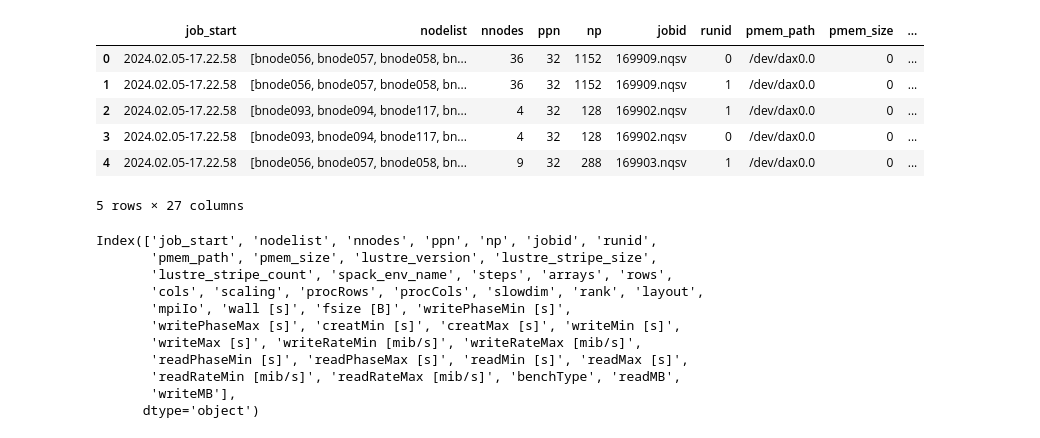
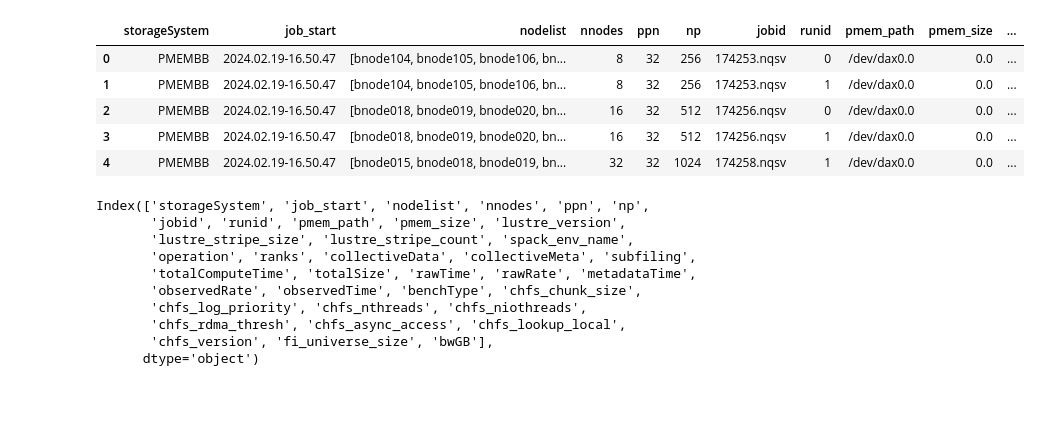
Before and after one commit to tsukuba-hpcs/mpiio-pmembb, a Jupyter notebook: src/h5bench/h5bench.ipynb, the cells around one changed output. Drawn from its saved outputs; the diff is of its cells as text; code cells hidden in the pictures; blank space fills up the shorter version.

```diff
--- a/src/h5bench/h5bench.ipynb
+++ b/src/h5bench/h5bench.ipynb
@@ -124,9 +124,16 @@ default_metadata={
 }
 
 job_group = (
-    ("h5bench-pmembb/2024.02.05-17.22.58-default", {}),
-    ("h5bench-pmembb/2024.02.05-17.24.08-default", {}),
-    ("h5bench-pmembb/2024.02.05-17.24.55-default", {}),
+    # 2024-HPC-193
+    # ("h5bench-pmembb/2024.02.05-17.22.58-default", {}),
+    # ("h5bench-pmembb/2024.02.05-17.24.08-default", {}),
+    # ("h5bench-pmembb/2024.02.05-17.24.55-default", {}),
+    ("h5bench-pmembb/2024.02.19-16.50.47-default", {"storageSystem": "PMEMBB",}),
+    ("h5bench-pmembb/2024.02.21-09.38.12-32node",  {"storageSystem": "PMEMBB",}),
+    ("h5bench-lustre/2024.02.19-17.34.15-default", {}),
+    ("h5bench-beeond/2024.02.19-16.51.33-default", {}),
+    ("h5bench-chfs/2024.02.23-00.34.19-default", {}),
+    ("h5bench-chfs/2024.02.23-00.34.01-default", {}),
 )
 
 def job_dirs(job_group_dir: str):
@@ -183,60 +190,58 @@ for job_group_dir,metadata in job_group:
                         **job_params,
                         **output_dict,
                         "runid": runid,
                     })
                 else:
                     src_meta.append({
                         **default_metadata,
                         **metadata,
                         **job_start,
                         **job_nodelist,
                         **job_params,
                         **output_dict,
                         "runid": runid,
                     })
         except FileNotFoundError as e:
             print(e)
         except Exception as e:
             print(f'{job_dir}, {e}')
 
 df_src_rw = (
     pd.DataFrame(src_rw)
     .assign(bwGB=lambda x: x['observedRate'] / 1000**3)
     # .drop(columns=[
     #     'phaseDurationsSec',
     # ])
 )
-df_src_meta = (
-    pd.DataFrame(src_meta)
-    .assign(readMB=lambda x: x["readRateMin [mib/s]"] * 2**20 / 1000**2)
-    .assign(writeMB=lambda x: x["writeRateMin [mib/s]"] * 2**20 / 1000**2)
-    # .drop(columns=[
-    #     'phaseDurationsSec',
-    # ])
-    # .assign(bwGB=lambda x: x['writeBandwidthByte'] / 1000**3)
-)
+# df_src_meta = (
+#     pd.DataFrame(src_meta)
+#     .assign(readMB=lambda x: x["readRateMin [mib/s]"] * 2**20 / 1000**2)
+#     .assign(writeMB=lambda x: x["writeRateMin [mib/s]"] * 2**20 / 1000**2)
+#     # .drop(columns=[
+#     #     'phaseDurationsSec',
+#     # ])
+#     # .assign(bwGB=lambda x: x['writeBandwidthByte'] / 1000**3)
+# )
 
 df_src_rw.head()
 # df_src_meta.head()
 # %% [output]
-|  | job_start | nodelist | nnodes | ppn | np | jobid | runid | pmem_path | pmem_size | ... |
-| 0 | 2024.02.05-17.22.58 | [bnode056, bnode057, bnode058, bn... | 36 | 32 | 1152 | 169909.nqsv | 0 | /dev/dax0.0 | 0 | ... |
-| 1 | 2024.02.05-17.22.58 | [bnode056, bnode057, bnode058, bn... | 36 | 32 | 1152 | 169909.nqsv | 1 | /dev/dax0.0 | 0 | ... |
-| 2 | 2024.02.05-17.22.58 | [bnode093, bnode094, bnode117, bn... | 4 | 32 | 128 | 169902.nqsv | 1 | /dev/dax0.0 | 0 | ... |
-| 3 | 2024.02.05-17.22.58 | [bnode093, bnode094, bnode117, bn... | 4 | 32 | 128 | 169902.nqsv | 0 | /dev/dax0.0 | 0 | ... |
-| 4 | 2024.02.05-17.22.58 | [bnode056, bnode057, bnode058, bn... | 9 | 32 | 288 | 169903.nqsv | 1 | /dev/dax0.0 | 0 | ... |
+|  | storageSystem | job_start | nodelist | nnodes | ppn | np | jobid | runid | pmem_path | pmem_size | ... |
+| 0 | PMEMBB | 2024.02.19-16.50.47 | [bnode104, bnode105, bnode106, bn... | 8 | 32 | 256 | 174253.nqsv | 0 | /dev/dax0.0 | 0.0 | ... |
+| 1 | PMEMBB | 2024.02.19-16.50.47 | [bnode104, bnode105, bnode106, bn... | 8 | 32 | 256 | 174253.nqsv | 1 | /dev/dax0.0 | 0.0 | ... |
+| 2 | PMEMBB | 2024.02.19-16.50.47 | [bnode018, bnode019, bnode020, bn... | 16 | 32 | 512 | 174256.nqsv | 0 | /dev/dax0.0 | 0.0 | ... |
+| 3 | PMEMBB | 2024.02.19-16.50.47 | [bnode018, bnode019, bnode020, bn... | 16 | 32 | 512 | 174256.nqsv | 1 | /dev/dax0.0 | 0.0 | ... |
+| 4 | PMEMBB | 2024.02.19-16.50.47 | [bnode015, bnode018, bnode019, bn... | 32 | 32 | 1024 | 174258.nqsv | 1 | /dev/dax0.0 | 0.0 | ... |
-5 rows × 27 columns
 # %%
-df_src_meta.columns
+df_src_rw.columns
 # %% [output]
-Index(['job_start', 'nodelist', 'nnodes', 'ppn', 'np', 'jobid', 'runid',
-       'pmem_path', 'pmem_size', 'lustre_version', 'lustre_stripe_size',
-       'lustre_stripe_count', 'spack_env_name', 'steps', 'arrays', 'rows',
-       'cols', 'scaling', 'procRows', 'procCols', 'slowdim', 'rank', 'layout',
-       'mpiIo', 'wall [s]', 'fsize [B]', 'writePhaseMin [s]',
-       'writePhaseMax [s]', 'creatMin [s]', 'creatMax [s]', 'writeMin [s]',
-       'writeMax [s]', 'writeRateMin [mib/s]', 'writeRateMax [mib/s]',
-       'readPhaseMin [s]', 'readPhaseMax [s]', 'readMin [s]', 'readMax [s]',
-       'readRateMin [mib/s]', 'readRateMax [mib/s]', 'benchType', 'readMB',
-       'writeMB'],
+Index(['storageSystem', 'job_start', 'nodelist', 'nnodes', 'ppn', 'np',
+       'jobid', 'runid', 'pmem_path', 'pmem_size', 'lustre_version',
+       'lustre_stripe_size', 'lustre_stripe_count', 'spack_env_name',
+       'operation', 'ranks', 'collectiveData', 'collectiveMeta', 'subfiling',
+       'totalComputeTime', 'totalSize', 'rawTime', 'rawRate', 'metadataTime',
+       'observedRate', 'observedTime', 'benchType', 'chfs_chunk_size',
+       'chfs_log_priority', 'chfs_nthreads', 'chfs_niothreads',
+       'chfs_rdma_thresh', 'chfs_async_access', 'chfs_lookup_local',
+       'chfs_version', 'fi_universe_size', 'bwGB'],
       dtype='object')
```
Also changed, not shown: parts of 5 cells of this notebook, 7 other files.
